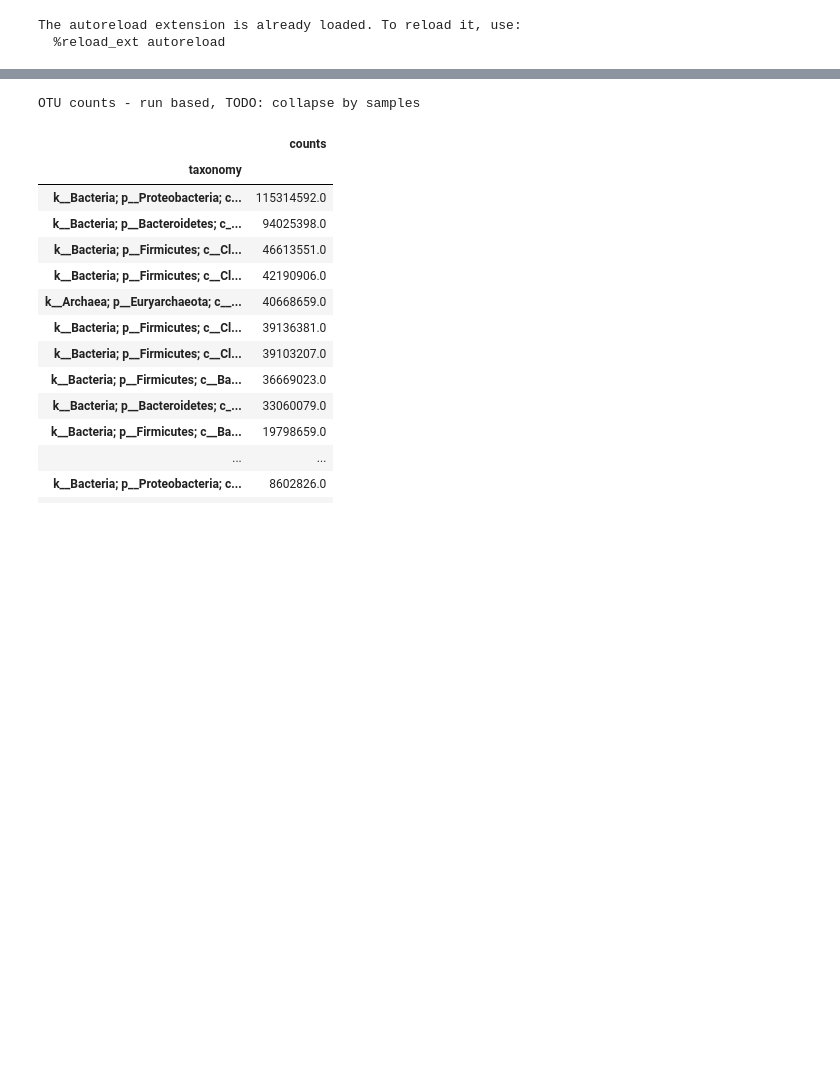
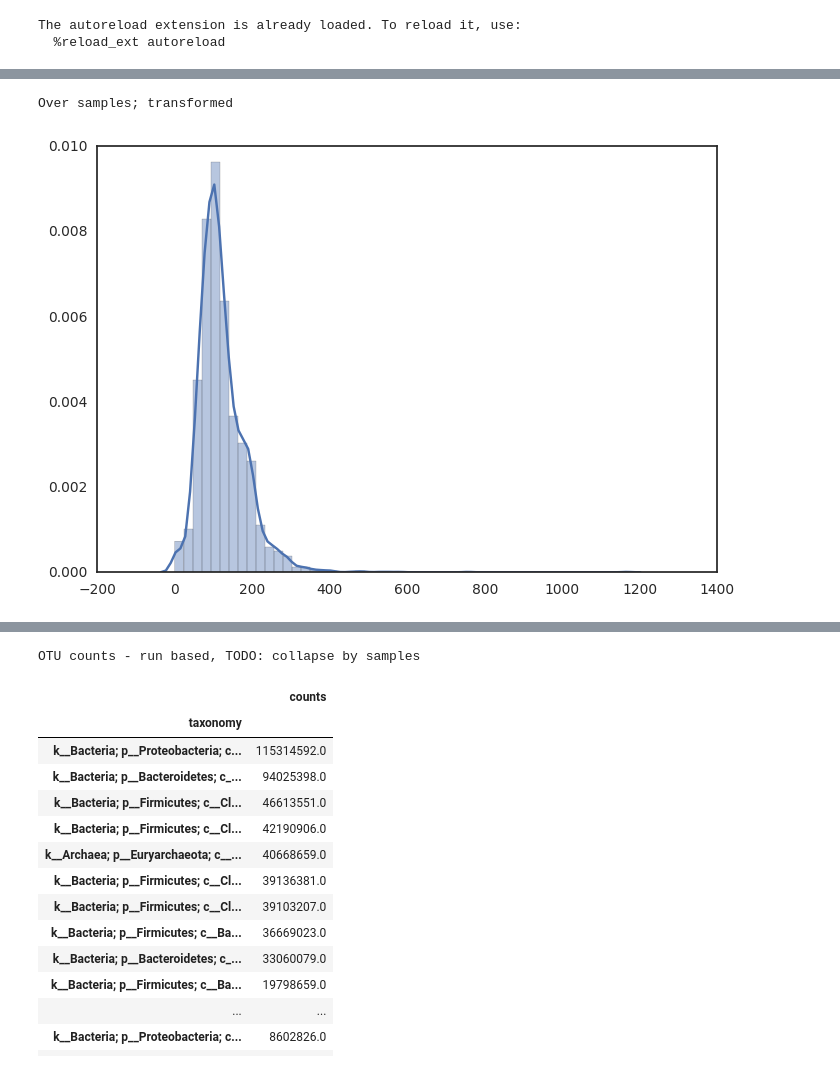
Before and after one commit to aperz/jupyter_notebooks, a Jupyter notebook: ebi_summary.ipynb, the cells around one changed output, grey strips where cells are left out. Drawn from its saved outputs; the diff is of its cells as text; code cells hidden in the pictures; blank space fills up the shorter version.

```diff
--- a/ebi_summary.ipynb
+++ b/ebi_summary.ipynb
@@ -23,0 +77,6 @@ Number of samples:  45861
+# %%
+print("Over samples; transformed")
+p2 = sns.distplot(log_transform_counts(Ai,10).sum(1)).set_ylim(0,)
+# %% [output]
+Over samples; transformed
+[figure, added]
```
Also changed, not shown: parts of 38 cells of this notebook.
